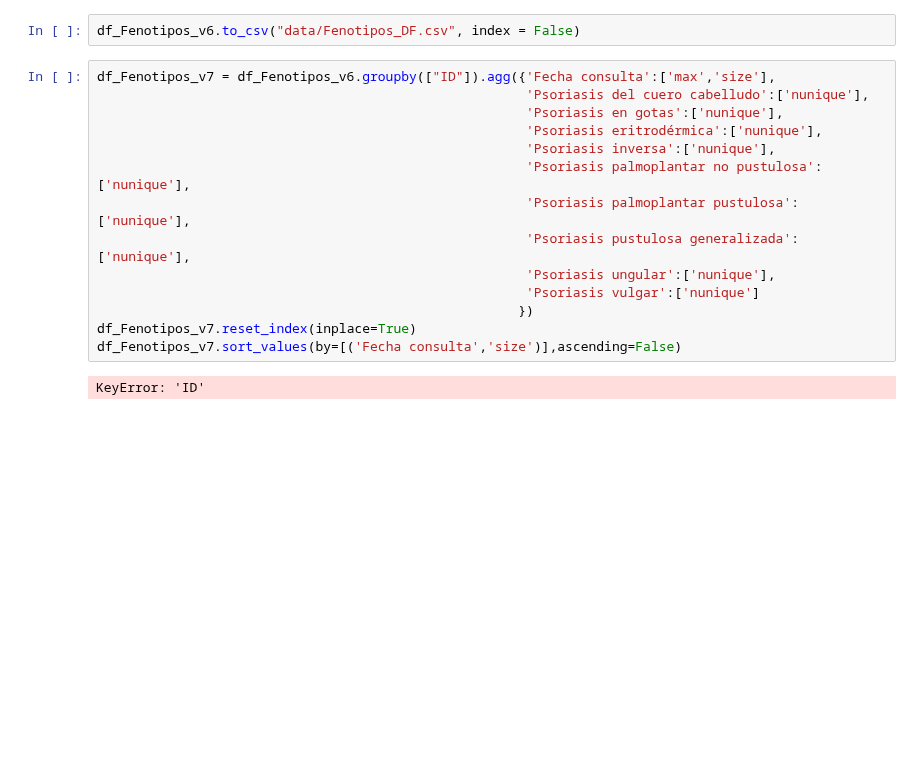
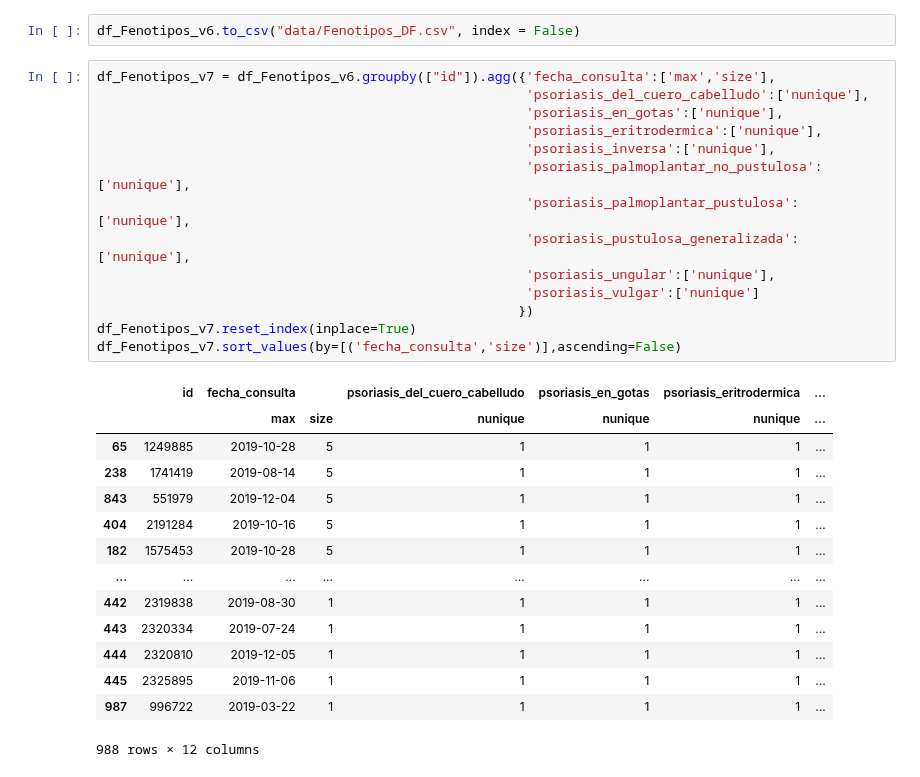
Before and after one commit to mavalderrama/helpharma, a Jupyter notebook: notebooks/clean_FENOTIPOS.ipynb, the cells around one changed output. Drawn from its saved outputs; the diff is of its cells as text; blank space fills up the shorter version.

```diff
--- a/notebooks/clean_FENOTIPOS.ipynb
+++ b/notebooks/clean_FENOTIPOS.ipynb
@@ -237,19 +257,32 @@ dtype: object
 # %%
 df_Fenotipos_v6.to_csv("data/Fenotipos_DF.csv", index = False)
 # %%
-df_Fenotipos_v7 = df_Fenotipos_v6.groupby(["ID"]).agg({'Fecha consulta':['max','size'],
-                                                       'Psoriasis del cuero cabelludo':['nunique'],
-                                                       'Psoriasis en gotas':['nunique'],
-                                                       'Psoriasis eritrodérmica':['nunique'],
-                                                       'Psoriasis inversa':['nunique'],
-                                                       'Psoriasis palmoplantar no pustulosa':['nunique'],
-                                                       'Psoriasis palmoplantar pustulosa':['nunique'],
-                                                       'Psoriasis pustulosa generalizada':['nunique'],
-                                                       'Psoriasis ungular':['nunique'],
-                                                       'Psoriasis vulgar':['nunique']
+df_Fenotipos_v7 = df_Fenotipos_v6.groupby(["id"]).agg({'fecha_consulta':['max','size'],
+                                                       'psoriasis_del_cuero_cabelludo':['nunique'],
+                                                       'psoriasis_en_gotas':['nunique'],
+                                                       'psoriasis_eritrodermica':['nunique'],
+                                                       'psoriasis_inversa':['nunique'],
+                                                       'psoriasis_palmoplantar_no_pustulosa':['nunique'],
+                                                       'psoriasis_palmoplantar_pustulosa':['nunique'],
+                                                       'psoriasis_pustulosa_generalizada':['nunique'],
+                                                       'psoriasis_ungular':['nunique'],
+                                                       'psoriasis_vulgar':['nunique']
                                                       })
 df_Fenotipos_v7.reset_index(inplace=True)
-df_Fenotipos_v7.sort_values(by=[('Fecha consulta','size')],ascending=False)
+df_Fenotipos_v7.sort_values(by=[('fecha_consulta','size')],ascending=False)
 # %% [output]
+|  | id | fecha_consulta |  | psoriasis_del_cuero_cabelludo | psoriasis_en_gotas | psoriasis_eritrodermica | ... |
+|  |  | max | size | nunique | nunique | nunique | ... |
+| 65 | 1249885 | 2019-10-28 | 5 | 1 | 1 | 1 | ... |
+| 238 | 1741419 | 2019-08-14 | 5 | 1 | 1 | 1 | ... |
+| 843 | 551979 | 2019-12-04 | 5 | 1 | 1 | 1 | ... |
+| 404 | 2191284 | 2019-10-16 | 5 | 1 | 1 | 1 | ... |
+| 182 | 1575453 | 2019-10-28 | 5 | 1 | 1 | 1 | ... |
+| ... | ... | ... | ... | ... | ... | ... | ... |
+| 442 | 2319838 | 2019-08-30 | 1 | 1 | 1 | 1 | ... |
+| 443 | 2320334 | 2019-07-24 | 1 | 1 | 1 | 1 | ... |
+| 444 | 2320810 | 2019-12-05 | 1 | 1 | 1 | 1 | ... |
+| 445 | 2325895 | 2019-11-06 | 1 | 1 | 1 | 1 | ... |
+| 987 | 996722 | 2019-03-22 | 1 | 1 | 1 | 1 | ... |
-KeyError: 'ID'
+988 rows × 12 columns
 # %%
```
Also changed, not shown: parts of 14 cells of this notebook, 4 other files.
